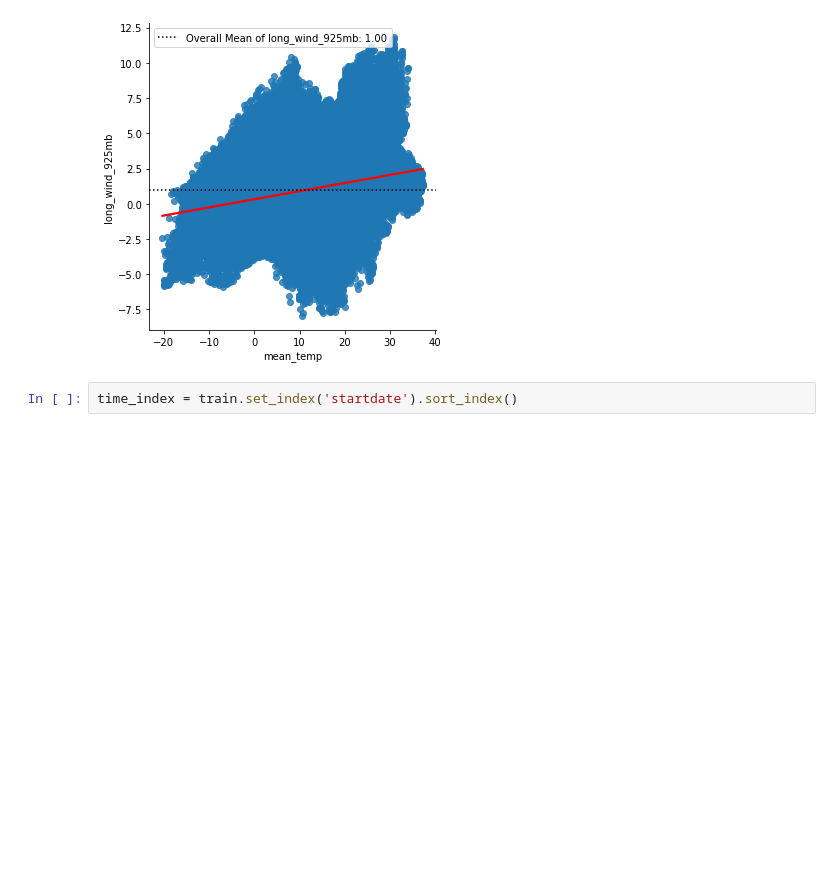
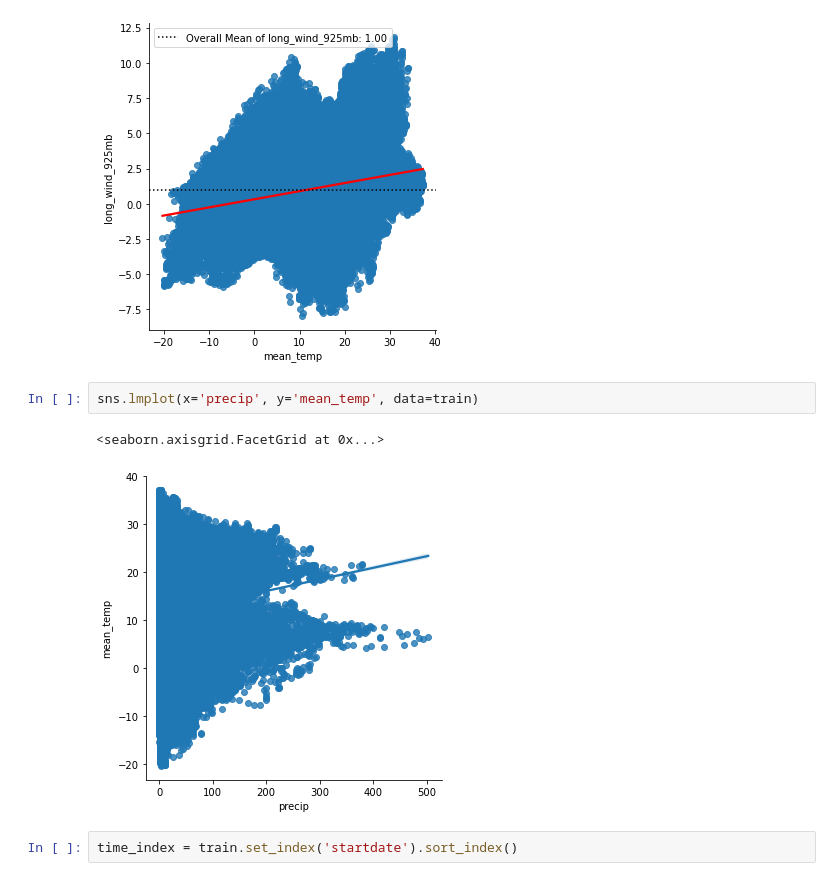
Before and after one commit to Mirzakhani-Capstone/mirzakhani_shared, a Jupyter notebook: mark/eda_part3.ipynb, the cells around one changed output. Saved outputs shown, nothing was run; the diff lists cells and outputs as text; blank space fills up the shorter version.

```diff
--- a/mark/eda_part3.ipynb
+++ b/mark/eda_part3.ipynb
@@ -77,6 +77,11 @@ for col in cont_vars:
 [figure]
 [figure]
 [figure]
+# %%
+sns.lmplot(x='precip', y='mean_temp', data=train)
+# %% [output]
+<seaborn.axisgrid.FacetGrid at 0x...>
+[figure, added]
 # %%
 time_index = train.set_index('startdate').sort_index()
 # %%
```
Also changed, not shown: parts of 14 cells of this notebook.
